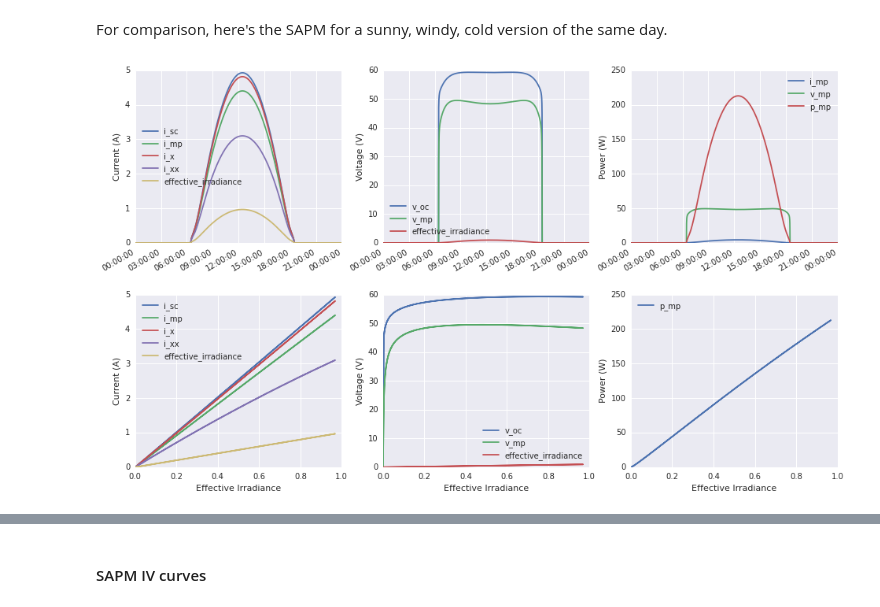
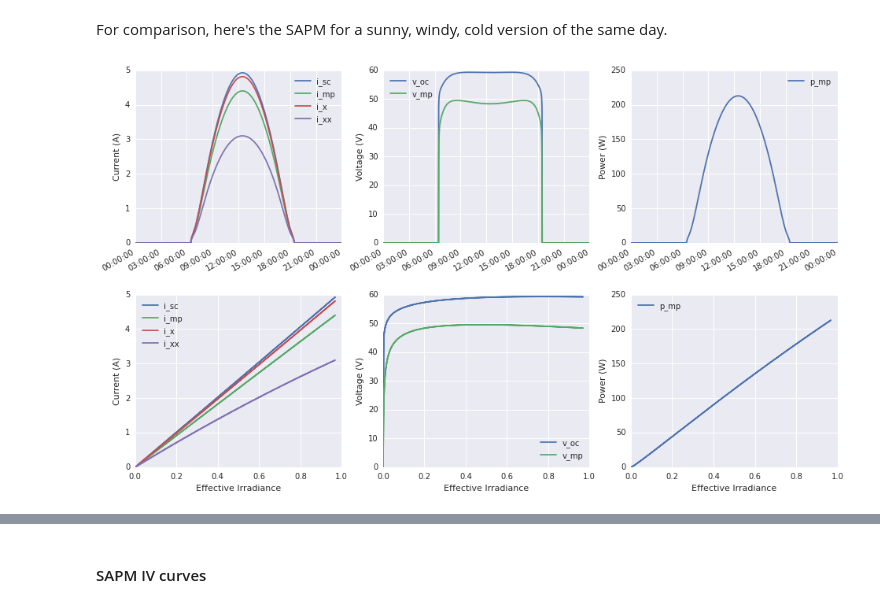
Before and after one commit to pvlib/pvlib-python, a Jupyter notebook: docs/tutorials/pvsystem.ipynb, the cells around one changed output, grey strips where cells are left out. Cells and saved outputs as stored; diff of their text form; code cells hidden in the pictures.

Commit message:
update pvsystem tutorial

```diff
--- a/docs/tutorials/pvsystem.ipynb
+++ b/docs/tutorials/pvsystem.ipynb
@@ -16,8 +27,9 @@ This tutorial explores the ``pvlib.pvsystem`` module. The module has functions f
 import matplotlib.pyplot as plt
 try:
     import seaborn as sns
+    sns.set(rc={"figure.figsize": (12, 6)})
 except ImportError:
-    pass
+    print('We suggest you install seaborn using conda or pip and rerun this cell')
 
 # built in python modules
 import datetime
@@ -373,27 +385,27 @@ def plot_sapm(sapm_data):
     plt.subplots_adjust(wspace=.2, hspace=.3)
 
     ax = axes[0,0]
-    sapm_data.filter(like='i').plot(ax=ax)
+    sapm_data.filter(like='i_').plot(ax=ax)
     ax.set_ylabel('Current (A)')
 
     ax = axes[0,1]
-    sapm_data.filter(like='v').plot(ax=ax)
+    sapm_data.filter(like='v_').plot(ax=ax)
     ax.set_ylabel('Voltage (V)')
 
     ax = axes[0,2]
-    sapm_data.filter(like='p').plot(ax=ax)
+    sapm_data.filter(like='p_').plot(ax=ax)
     ax.set_ylabel('Power (W)')
 
     ax = axes[1,0]
     [ax.plot(sapm_data['effective_irradiance'], current, label=name) for name, current in
-     sapm_data.filter(like='i').iteritems()]
+     sapm_data.filter(like='i_').iteritems()]
     ax.set_ylabel('Current (A)')
     ax.set_xlabel('Effective Irradiance')
     ax.legend(loc=2)
 
     ax = axes[1,1]
     [ax.plot(sapm_data['effective_irradiance'], voltage, label=name) for name, voltage in
-     sapm_data.filter(like='v').iteritems()]
+     sapm_data.filter(like='v_').iteritems()]
     ax.set_ylabel('Voltage (V)')
     ax.set_xlabel('Effective Irradiance')
     ax.legend(loc=4)
@@ -415,14 +427,14 @@ plot_sapm(sapm_1)
 # %% [markdown]
 For comparison, here's the SAPM for a sunny, windy, cold version of the same day.
 # %%
-temps = pvsystem.sapm_celltemp(irrad_data['GHI'], 10, 5)
+temps = pvsystem.sapm_celltemp(irrad_data['ghi'], 10, 5)
 
-sapm_2 = pvsystem.sapm(sandia_module, irrad_data['DNI']*np.cos(np.radians(aoi)),
-                     irrad_data['DHI'], temps['temp_cell'], am, aoi)
+sapm_2 = pvsystem.sapm(sandia_module, irrad_data['dni']*np.cos(np.radians(aoi)),
+                     irrad_data['dhi'], temps['temp_cell'], am, aoi)
 
 plot_sapm(sapm_2)
 # %% [output]
-[figure, old version]
+[figure, new version]
 # %%
 sapm_1['p_mp'].plot(label='30 C,  0 m/s')
 sapm_2['p_mp'].plot(label=' 5 C, 10 m/s')
```
Also changed, not shown: parts of 26 cells of this notebook.
